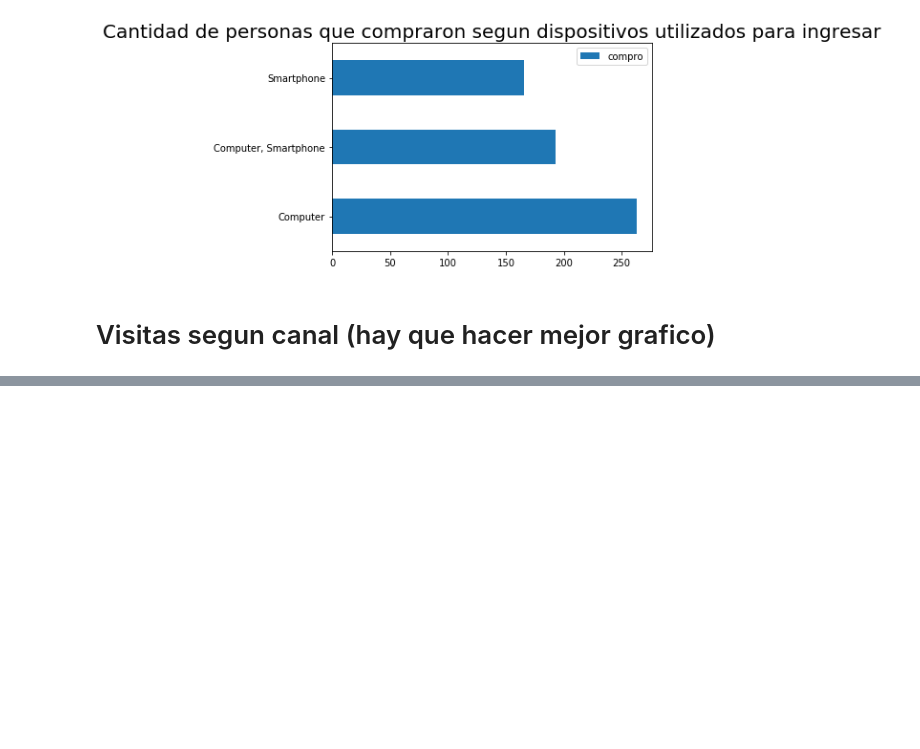
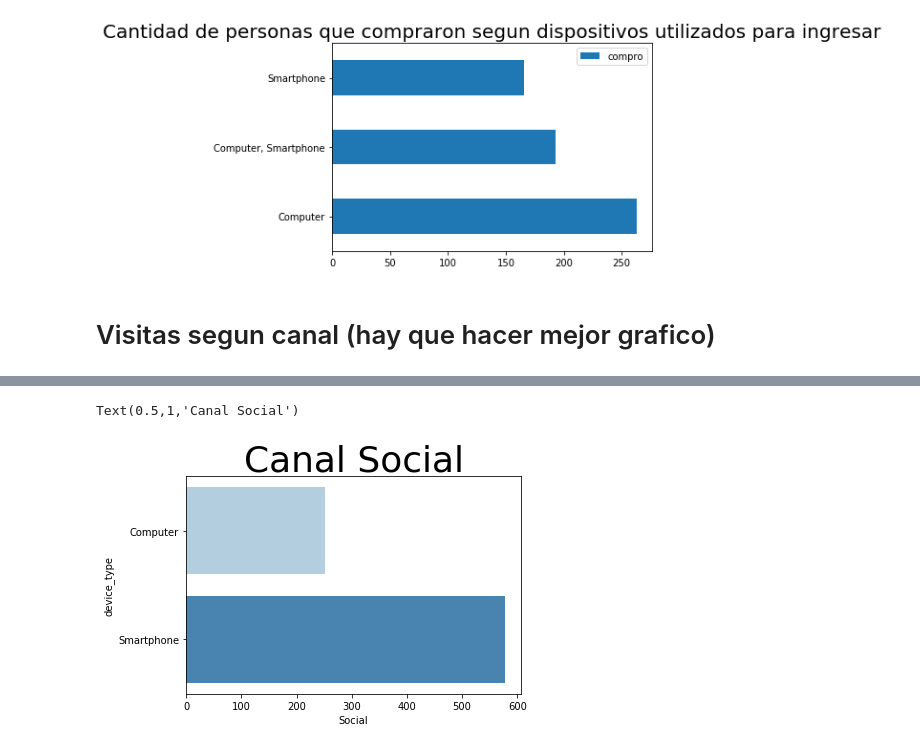
Before and after one commit to javier2409/TP1Datos2C2018, a Jupyter notebook: device type.ipynb, the cells around one changed output, grey strips where cells are left out. Cells and saved outputs as stored; diff of their text form; code cells hidden in the pictures; blank space fills up the shorter version.

```diff
--- a/device type.ipynb
+++ b/device type.ipynb
@@ -111,0 +133,6 @@ channels.plot.bar()
+# %%
+sns.barplot(data=graph,y=graph.index,x='Social',palette='Blues')
+plt.title('Canal Social',size=36)
+# %% [output]
+Text(0.5,1,'Canal Social')
+[figure, added]
```
Also changed, not shown: parts of 10 cells of this notebook.
